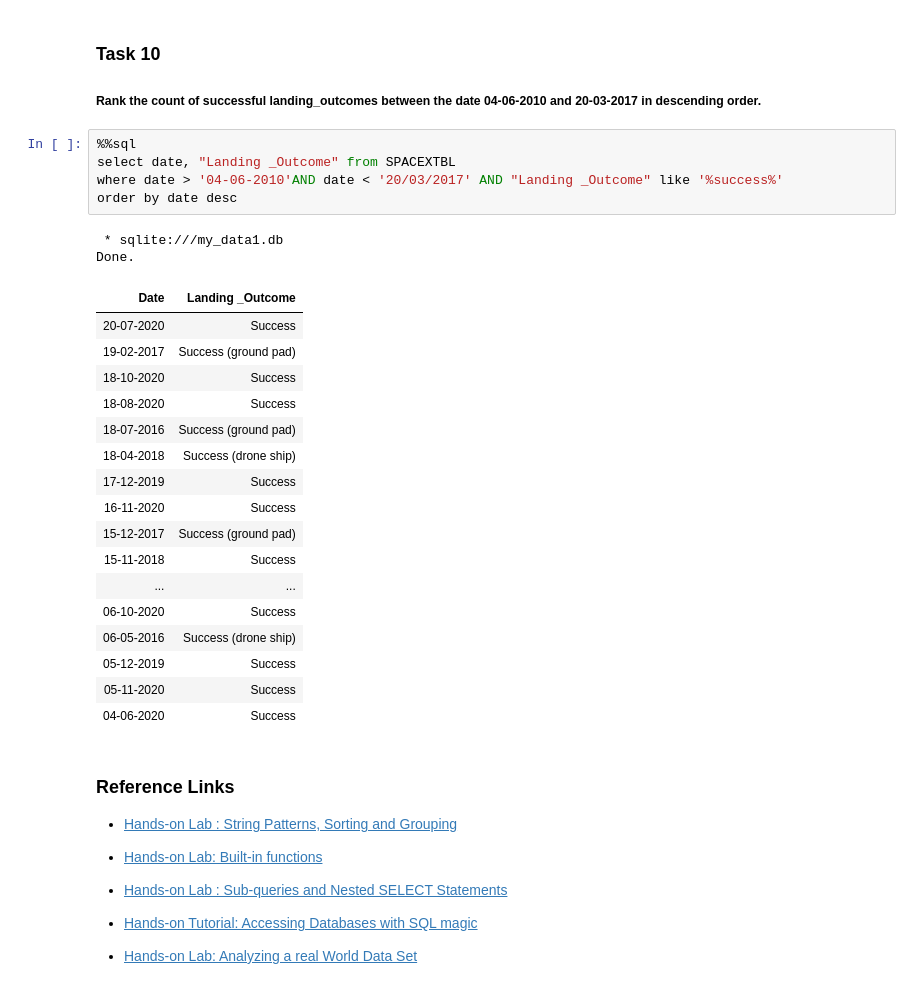
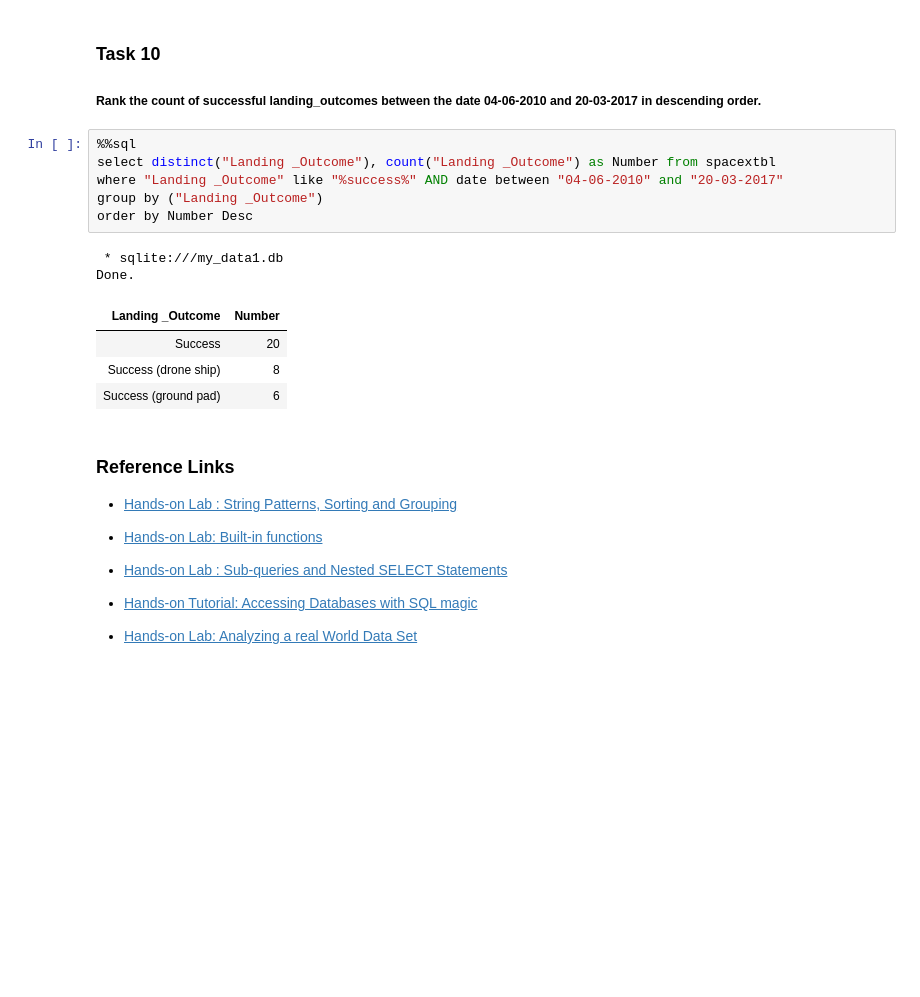
Before and after one commit to JoelmirDias/IBM_Coursera, a Jupyter notebook: jupyter_labs_eda_sql_coursera_sqllite.ipynb, the cells around one changed output. Drawn from its saved outputs; the diff is of its cells as text; blank space fills up the shorter version.

```diff
--- a/jupyter_labs_eda_sql_coursera_sqllite.ipynb
+++ b/jupyter_labs_eda_sql_coursera_sqllite.ipynb
@@ -269,31 +269,19 @@ Done.
 ### Task 10
 
 ##### Rank the  count of  successful landing_outcomes between the date 04-06-2010 and 20-03-2017 in descending order.
-# %%
-%%sql
-select date, "Landing _Outcome" from SPACEXTBL
-where date > '04-06-2010'AND date < '20/03/2017' AND "Landing _Outcome" like '%success%'
-order by date desc
-# %% [output]
- * sqlite:///my_data1.db
-Done.
-| Date | Landing _Outcome |
-| 20-07-2020 | Success |
-| 19-02-2017 | Success (ground pad) |
-| 18-10-2020 | Success |
-| 18-08-2020 | Success |
-| 18-07-2016 | Success (ground pad) |
-| 18-04-2018 | Success (drone ship) |
-| 17-12-2019 | Success |
-| 16-11-2020 | Success |
-| 15-12-2017 | Success (ground pad) |
-| 15-11-2018 | Success |
-| ... | ... |
-| 06-10-2020 | Success |
-| 06-05-2016 | Success (drone ship) |
-| 05-12-2019 | Success |
-| 05-11-2020 | Success |
-| 04-06-2020 | Success |
+# %%
+%%sql
+select distinct("Landing _Outcome"), count("Landing _Outcome") as Number from spacextbl
+where "Landing _Outcome" like "%success%" AND date between "04-06-2010" and "20-03-2017"
+group by ("Landing _Outcome")
+order by Number Desc
+# %% [output]
+ * sqlite:///my_data1.db
+Done.
+| Landing _Outcome | Number |
+| Success | 20 |
+| Success (drone ship) | 8 |
+| Success (ground pad) | 6 |
 # %% [markdown]
 ### Reference Links
 
```
Also changed, not shown: parts of 5 cells of this notebook.
